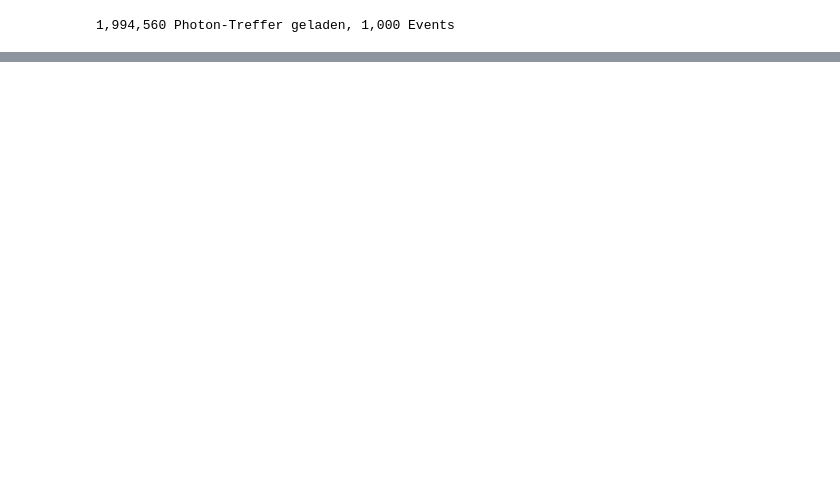
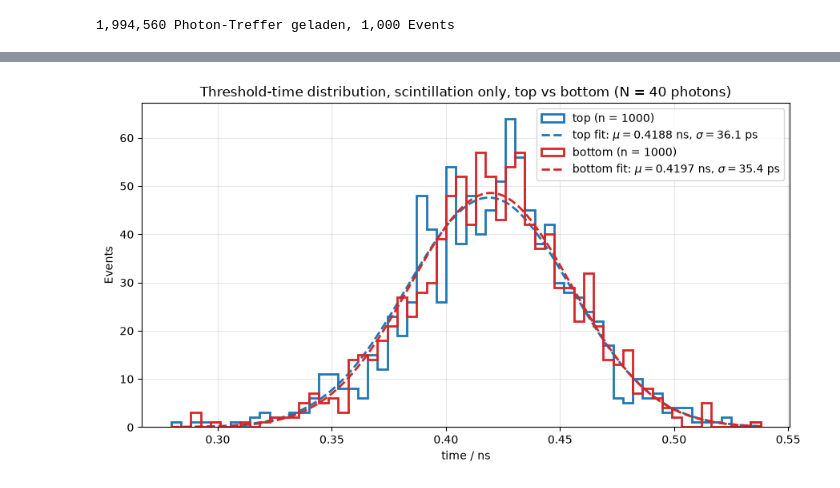
Before and after one commit to RobDerk/insight-tagger-scintillator-simulation-geant4-analysis, a Jupyter notebook: Untitled.ipynb, the cells around one changed output, grey strips where cells are left out. Drawn from its saved outputs; the diff is of its cells as text; code cells hidden in the pictures; blank space fills up the shorter version.

```diff
--- a/Untitled.ipynb
+++ b/Untitled.ipynb
@@ -390,0 +475,91 @@ N = 300: mean = 0.7356 ns, sigma = 78.39 ps, events = 1000
+# %%
+# top und bottom in einem Plot: Threshold-Zeiten bei N Photonen
+plot_threshold = 40
+side_colors = {"top": "tab:blue", "bottom": "tab:red"}
+
+# direkt berechnet, damit plot_threshold nicht in cumulative_photon_thresholds stehen muss
+times_by_side = {
+    side: compute_threshold_times(side_data, [plot_threshold])[
+        f"threshold_{plot_threshold}"
+    ]
+    .dropna()
+    .to_numpy(dtype=float)
+    for side, side_data in sides.items()
+}
+
+# gemeinsame Bins, damit beide Histogramme direkt vergleichbar sind
+all_times = np.concatenate(list(times_by_side.values()))
+side_bin_edges = np.linspace(all_times.min(), all_times.max(), 61)
+side_bin_width = side_bin_edges[1] - side_bin_edges[0]
+side_fit_times = np.linspace(side_bin_edges[0], side_bin_edges[-1], 5000)
+
+fig, ax = plt.subplots(figsize=(9, 5))
+
+for side, side_times in times_by_side.items():
+    fit_mean, fit_sigma = norm.fit(side_times)
+
+    ax.hist(
+        side_times,
+        bins=side_bin_edges,
+        histtype="step",
+        linewidth=2,
+        color=side_colors[side],
+        label=f"{side} (n = {len(side_times)})",
+    )
+
+    ax.plot(
+        side_fit_times,
+        len(side_times)
+        * side_bin_width
+        * norm.pdf(side_fit_times, loc=fit_mean, scale=fit_sigma),
+        linewidth=2,
+        linestyle="--",
+        color=side_colors[side],
+        label=(
+            rf"{side} fit: $\mu={fit_mean:.4f}$ ns, "
+            rf"$\sigma={fit_sigma * 1000:.1f}$ ps"
+        ),
+    )
+
+ax.set_xlabel("time / ns")
+ax.set_ylabel("Events")
+ax.set_title(
+    f"Threshold-time distribution, scintillation only, top vs bottom "
+    f"(N = {plot_threshold} photons)"
+)
+ax.grid(alpha=0.3)
+ax.legend()
+
+fig.tight_layout()
+
+save_plot("threshold_100_photons_top_vs_bottom_scintillation")
+
+plt.show()
+
+
+# Zeitauflösung (Gauss-sigma) in Abhängigkeit vom Schwellenwert
+fig, ax = plt.subplots(figsize=(9, 5))
+
+for side, stats in side_threshold_statistics.items():
+    ax.plot(
+        stats["Threshold"],
+        stats["GaussianSigma_ps"],
+        marker="o",
+        linewidth=2,
+        color=side_colors[side],
+        label=side,
+    )
+
+ax.set_xlabel("photon threshold N")
+ax.set_ylabel(r"$\sigma$ / ps")
+ax.set_title("Timing resolution vs threshold, scintillation only, top vs bottom")
+ax.grid(alpha=0.3)
+ax.legend()
+
+fig.tight_layout()
+
+save_plot("timing_resolution_vs_threshold_top_vs_bottom_scintillation")
+
+plt.show()
+# %% [output]
+[figure, added]
```
Also changed, not shown: parts of 3 cells of this notebook, 3 other files.
